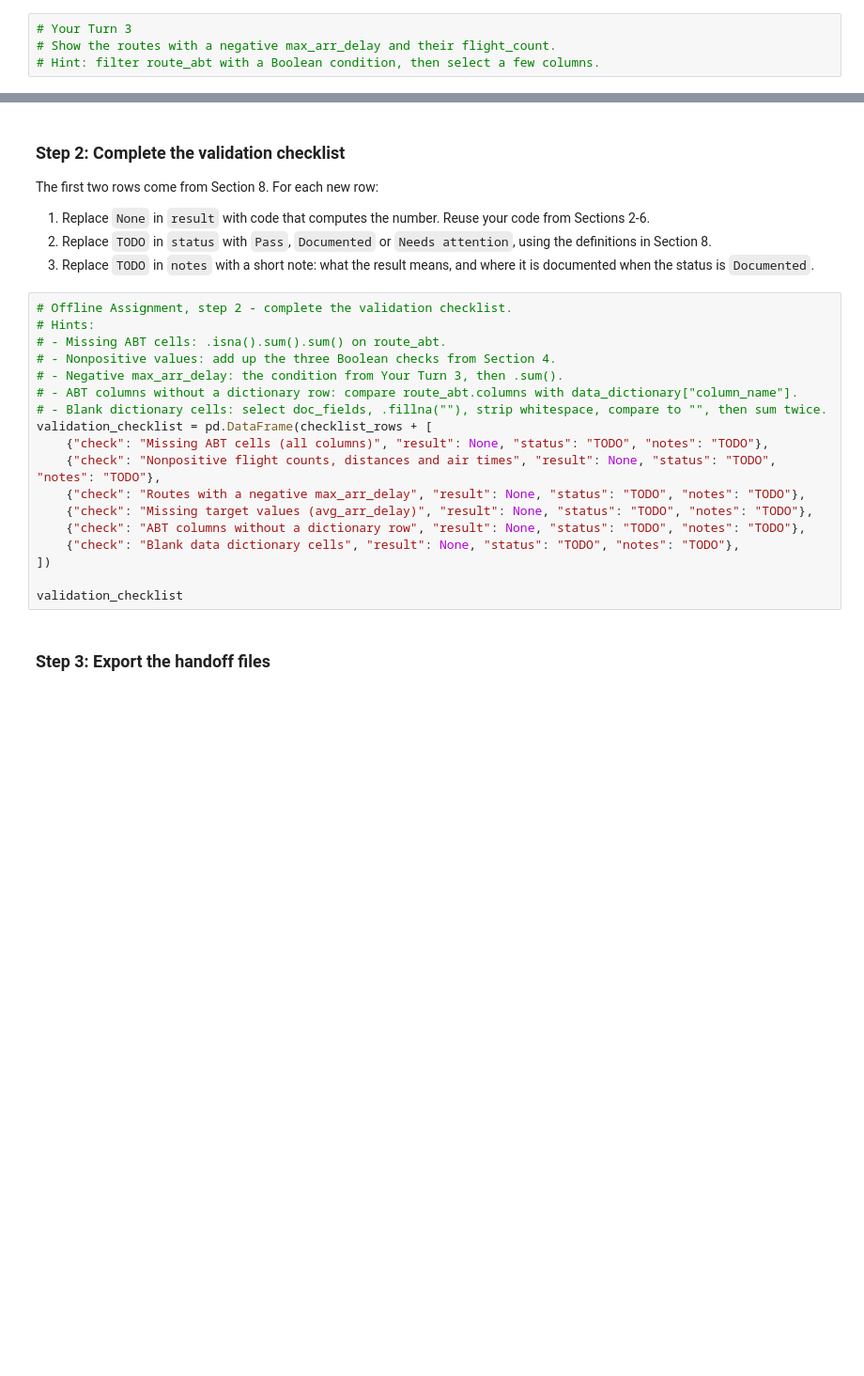
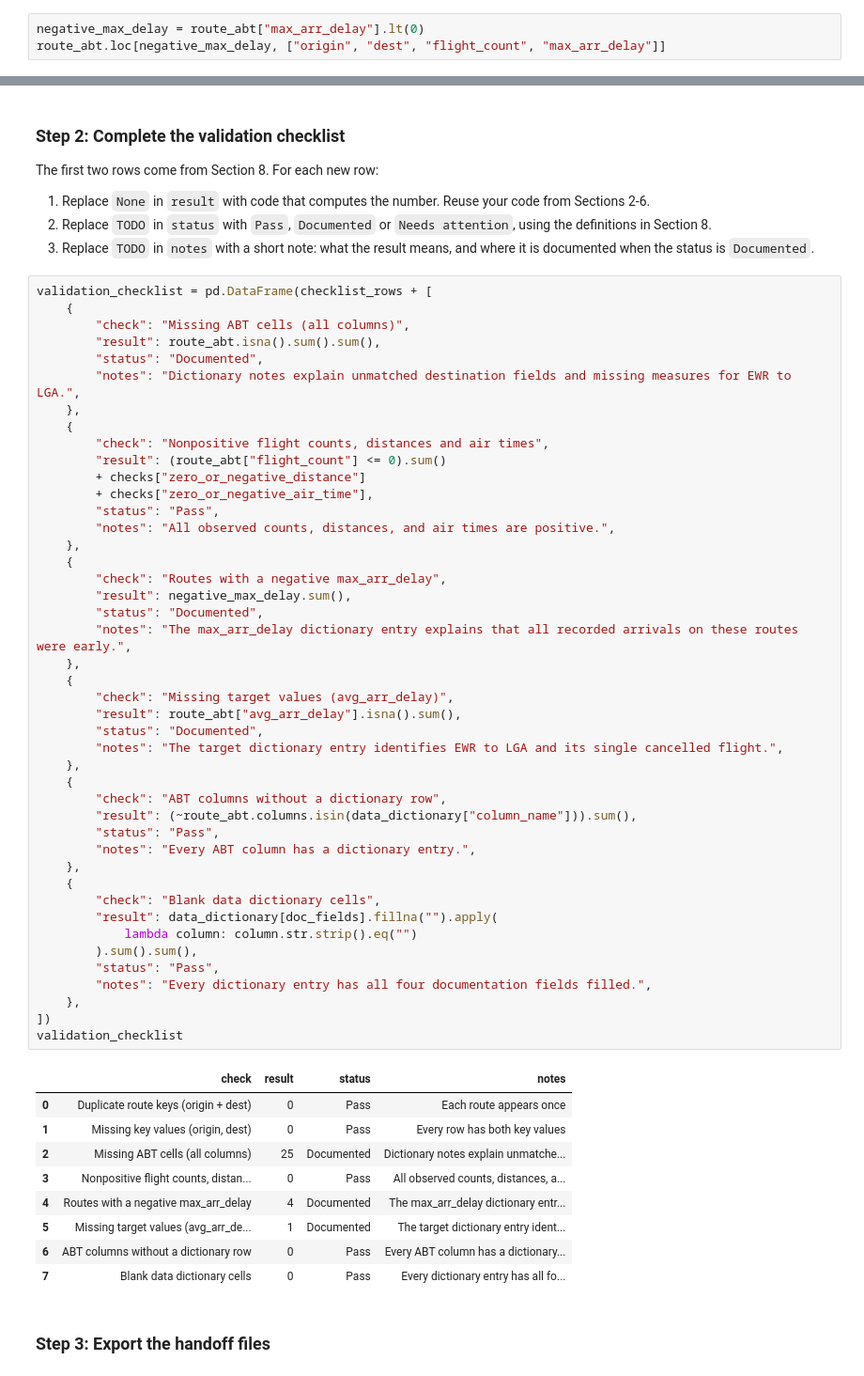
Before and after one commit to DYarritu11/BAN6003-Week11-Daniel-Yarritu, a Jupyter notebook: notebooks/module11_abt_documentation_guided_lab.ipynb, the cells around one changed output, grey strips where cells are left out. Shown at 94% size. Drawn from its saved outputs; the diff is of its cells as text; blank space fills up the shorter version.

```diff
--- a/notebooks/module11_abt_documentation_guided_lab.ipynb
+++ b/notebooks/module11_abt_documentation_guided_lab.ipynb
@@ -241,6 +319,5 @@ Extreme values do not automatically mean errors. They may be real business signa
 1. In the code cell below, show the routes where `max_arr_delay` is below 0, with their `flight_count`.
 2. Write 1-2 sentences: is this an error? What does it tell you about averages and maximums on routes with very few flights?
 # %%
-# Your Turn 3
-# Show the routes with a negative max_arr_delay and their flight_count.
-# Hint: filter route_abt with a Boolean condition, then select a few columns.
+negative_max_delay = route_abt["max_arr_delay"].lt(0)
+route_abt.loc[negative_max_delay, ["origin", "dest", "flight_count", "max_arr_delay"]]
@@ -524,23 +708,59 @@ The first two rows come from Section 8. For each new row:
 2. Replace `TODO` in `status` with `Pass`, `Documented` or `Needs attention`, using the definitions in Section 8.
 3. Replace `TODO` in `notes` with a short note: what the result means, and where it is documented when the status is `Documented`.
 # %%
-# Offline Assignment, step 2 - complete the validation checklist.
-# Hints:
-# - Missing ABT cells: .isna().sum().sum() on route_abt.
-# - Nonpositive values: add up the three Boolean checks from Section 4.
-# - Negative max_arr_delay: the condition from Your Turn 3, then .sum().
-# - ABT columns without a dictionary row: compare route_abt.columns with data_dictionary["column_name"].
-# - Blank dictionary cells: select doc_fields, .fillna(""), strip whitespace, compare to "", then sum twice.
 validation_checklist = pd.DataFrame(checklist_rows + [
-    {"check": "Missing ABT cells (all columns)", "result": None, "status": "TODO", "notes": "TODO"},
-    {"check": "Nonpositive flight counts, distances and air times", "result": None, "status": "TODO", "notes": "TODO"},
-    {"check": "Routes with a negative max_arr_delay", "result": None, "status": "TODO", "notes": "TODO"},
-    {"check": "Missing target values (avg_arr_delay)", "result": None, "status": "TODO", "notes": "TODO"},
-    {"check": "ABT columns without a dictionary row", "result": None, "status": "TODO", "notes": "TODO"},
-    {"check": "Blank data dictionary cells", "result": None, "status": "TODO", "notes": "TODO"},
+    {
+        "check": "Missing ABT cells (all columns)",
+        "result": route_abt.isna().sum().sum(),
+        "status": "Documented",
+        "notes": "Dictionary notes explain unmatched destination fields and missing measures for EWR to LGA.",
+    },
+    {
+        "check": "Nonpositive flight counts, distances and air times",
+        "result": (route_abt["flight_count"] <= 0).sum()
+        + checks["zero_or_negative_distance"]
+        + checks["zero_or_negative_air_time"],
+        "status": "Pass",
+        "notes": "All observed counts, distances, and air times are positive.",
+    },
+    {
+        "check": "Routes with a negative max_arr_delay",
+        "result": negative_max_delay.sum(),
+        "status": "Documented",
+        "notes": "The max_arr_delay dictionary entry explains that all recorded arrivals on these routes were early.",
+    },
+    {
+        "check": "Missing target values (avg_arr_delay)",
+        "result": route_abt["avg_arr_delay"].isna().sum(),
+        "status": "Documented",
+        "notes": "The target dictionary entry identifies EWR to LGA and its single cancelled flight.",
+    },
+    {
+        "check": "ABT columns without a dictionary row",
+        "result": (~route_abt.columns.isin(data_dictionary["column_name"])).sum(),
+        "status": "Pass",
+        "notes": "Every ABT column has a dictionary entry.",
+    },
+    {
+        "check": "Blank data dictionary cells",
+        "result": data_dictionary[doc_fields].fillna("").apply(
+            lambda column: column.str.strip().eq("")
+        ).sum().sum(),
+        "status": "Pass",
+        "notes": "Every dictionary entry has all four documentation fields filled.",
+    },
 ])
-
 validation_checklist
+# %% [output]
+|  | check | result | status | notes |
+| 0 | Duplicate route keys (origin + dest) | 0 | Pass | Each route appears once |
+| 1 | Missing key values (origin, dest) | 0 | Pass | Every row has both key values |
+| 2 | Missing ABT cells (all columns) | 25 | Documented | Dictionary notes explain unmatche... |
+| 3 | Nonpositive flight counts, distan... | 0 | Pass | All observed counts, distances, a... |
+| 4 | Routes with a negative max_arr_delay | 4 | Documented | The max_arr_delay dictionary entr... |
+| 5 | Missing target values (avg_arr_de... | 1 | Documented | The target dictionary entry ident... |
+| 6 | ABT columns without a dictionary row | 0 | Pass | Every ABT column has a dictionary... |
+| 7 | Blank data dictionary cells | 0 | Pass | Every dictionary entry has all fo... |
 # %% [markdown]
 ### Step 3: Export the handoff files
 # %%
```
Also changed, not shown: parts of 30 cells of this notebook, 3 other files.
